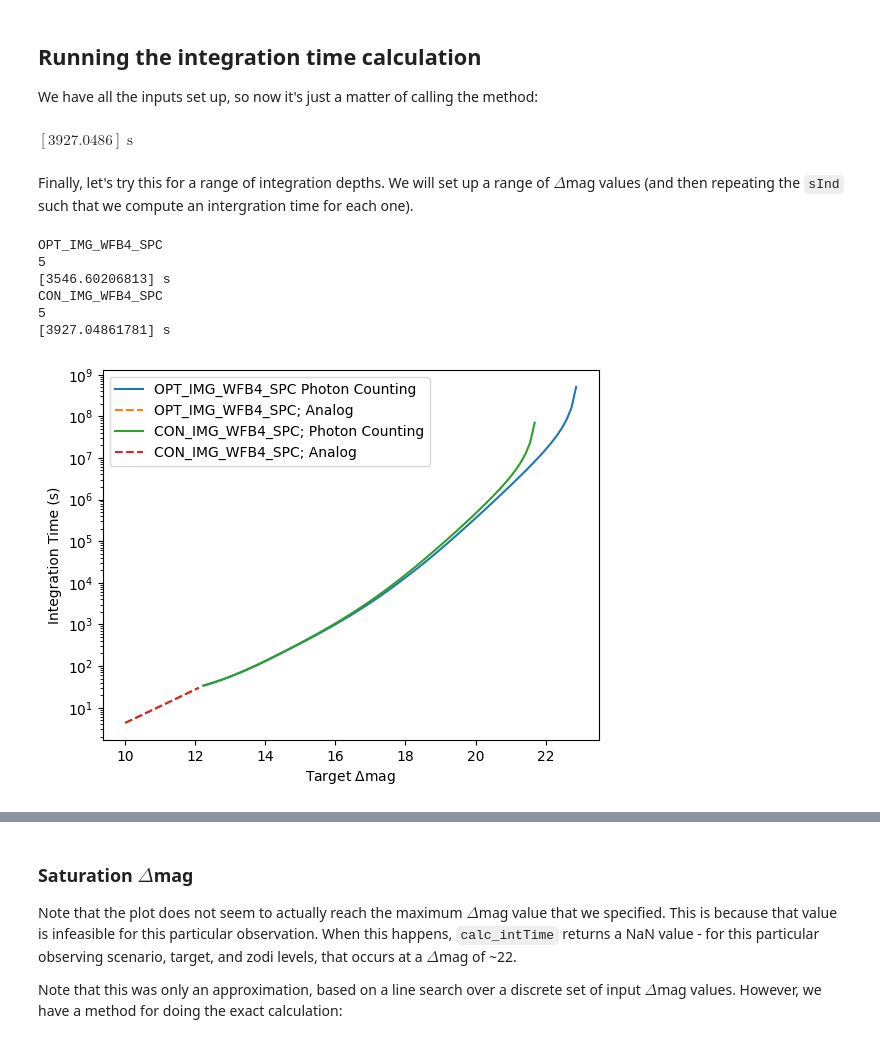
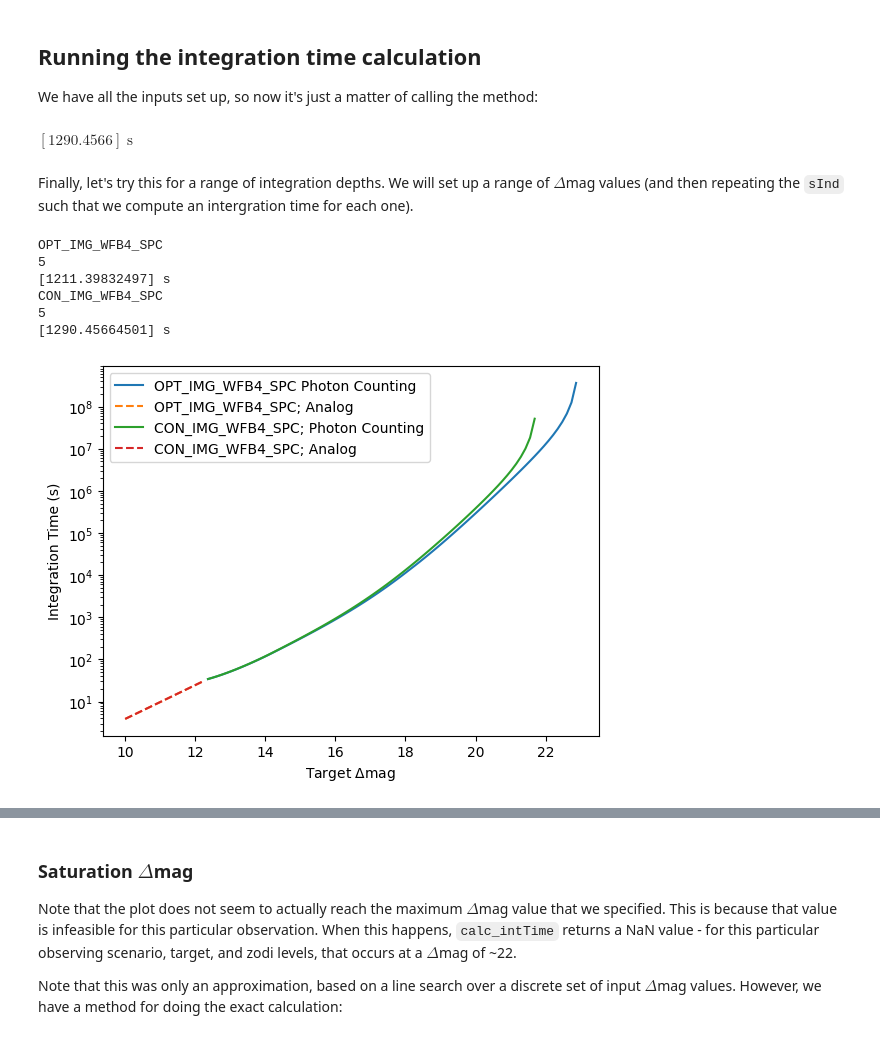
Before and after one commit to ChenXie-astro/corgietc, a Jupyter notebook: 01_Anatomy_of_an_Integration_Time_Calculation_HD163296.ipynb, the cells around one changed output, grey strips where cells are left out. Drawn from its saved outputs; the diff is of its cells as text; code cells hidden in the pictures.

```diff
--- a/01_Anatomy_of_an_Integration_Time_Calculation_HD163296.ipynb
+++ b/01_Anatomy_of_an_Integration_Time_Calculation_HD163296.ipynb
@@ -161,8 +161,8 @@ specs2["modules"]["StarCatalog"] = "HIPfromSimbad"
 
 # HD163296: HIP87819
 # HD191089: HIP99273
-TL = EXOSIMS.Prototypes.TargetList.TargetList(**copy.deepcopy(specs2), catalogpath=[87819])        # HD163296
-# TL = EXOSIMS.Prototypes.TargetList.TargetList(**copy.deepcopy(specs2), catalogpath=[99273])      # HD191089
+# TL = EXOSIMS.Prototypes.TargetList.TargetList(**copy.deepcopy(specs2), catalogpath=[87819])        # HD163296
+TL = EXOSIMS.Prototypes.TargetList.TargetList(**copy.deepcopy(specs2), catalogpath=[99273])      # HD191089
 
 # TL = EXOSIMS.Prototypes.TargetList.TargetList(**copy.deepcopy(specs2))
 OS = TL.OpticalSystem
@@ -276,14 +276,15 @@ There was a lot going on in that last call - basically, `TL.JEZ0` is a dictionar
 ### 5. `dMag`
 We will just set this to an arbitrary value for now (again selected to match ``cgi_noise`` test defaults.
 # %%
-dMag = np.array([17.05])
+# dMag = np.array([17.05])
 # dMag = np.array([18.47])
+dMag = np.array([16.28])
 # %% [markdown]
 ### 6. `WA`
 
 We wish to use 7.5 $\lambda/D$ as the coronagraph operating point (again matching ``cgi_noise`` test defaults). The input needs to have physical angle values, so we will scale it by the mode's wavelength and the Roman primary diameter:
 # %%
-WA = np.array([9]) * (mode["lam"]/OS.pupilDiam).to(u.arcsec, equivalencies=u.dimensionless_angles()) #HD163296
-# WA = np.array([12.62]) * (mode["lam"]/OS.pupilDiam).to(u.arcsec, equivalencies=u.dimensionless_angles())  #HD191089
+# WA = np.array([9]) * (mode["lam"]/OS.pupilDiam).to(u.arcsec, equivalencies=u.dimensionless_angles()) #HD163296
+WA = np.array([12.62]) * (mode["lam"]/OS.pupilDiam).to(u.arcsec, equivalencies=u.dimensionless_angles())  #HD191089
 WA
 # %% [output]
@@ -298,7 +299,7 @@ We have all the inputs set up, so now it's just a matter of calling the method:
 intTimes = OS.calc_intTime(TL, sInds, fZ, JEZ, dMag, WA, mode, TK=TK)
 intTimes.to(u.s)
 # %% [output]
-$[3927.0486] \; \mathrm{s}$
+$[1290.4566] \; \mathrm{s}$
 # %% [markdown]
 Finally, let's try this for a range of integration depths.  We will set up a range of $\Delta$mag values (and then repeating the `sInd` such that we compute an intergration time for each one).
 # %%
@@ -321,34 +322,34 @@ mode2 = list(filter(lambda mode: mode['Scenario'] == 'CON_IMG_WFB4_SPC', OS.obse
 print(mode2["Scenario"])
 mode2["SNR"] = 5
 print(mode2["SNR"])
 
 Cp2, Cb2, Csp2, extra2 = OS.Cp_Cb_Csp(TL, [sInds]*len(dMags), fZ, JEZ, dMags, WA, mode2, TK=TK, returnExtra=True)
 OS.forcePhotonCounting = False
 intTimes_auto2 = OS.calc_intTime(TL, [sInds]*len(dMags), fZ, JEZ, dMags, WA, mode2, TK=TK)
 print(OS.calc_intTime(TL, sInds, fZ, JEZ, dMag, WA, mode2, TK=TK).to(u.s))
 
 plt.figure()
 plt.semilogy(dMags[extra1["photonCounting"]], intTimes_auto1[extra1["photonCounting"]].to(u.s), label="{0} Photon Counting".format(mode1["Scenario"]))
 plt.semilogy(dMags[~extra1["photonCounting"]], intTimes_auto1[~extra1["photonCounting"]].to(u.s), '--', label="{0}; Analog".format(mode1["Scenario"]))
 
 plt.semilogy(dMags[extra2["photonCounting"]], intTimes_auto2[extra2["photonCounting"]].to(u.s), label="{0}; Photon Counting".format(mode2["Scenario"]))
 plt.semilogy(dMags[~extra2["photonCounting"]], intTimes_auto2[~extra2["photonCounting"]].to(u.s), '--', label="{0}; Analog".format(mode2["Scenario"]))
 
 plt.xlabel(r"Target $\Delta$mag")
 plt.ylabel(f"Integration Time ({intTimes_auto1.to(u.s).unit})")
 plt.legend();
 
 from astropy.io import fits
 output_cube = np.zeros((3,dMags.shape[0]))
 output_cube[0] = dMags
 output_cube[1] = intTimes_auto1.to(u.s)
 output_cube[2] = intTimes_auto2.to(u.s)
-fits.writeto('/content/drive/MyDrive/HD163296_etc.fits', output_cube, overwrite=True)
+fits.writeto('/content/drive/MyDrive/{0}_etc.fits'.format(TL.Name), output_cube, overwrite=True)
 # %% [output]
 OPT_IMG_WFB4_SPC
 5
-[3546.60206813] s
+[1211.39832497] s
 CON_IMG_WFB4_SPC
 5
-[3927.04861781] s
+[1290.45664501] s
-[figure, old version]
+[figure, new version]
```
Also changed, not shown: parts of 8 cells of this notebook.
